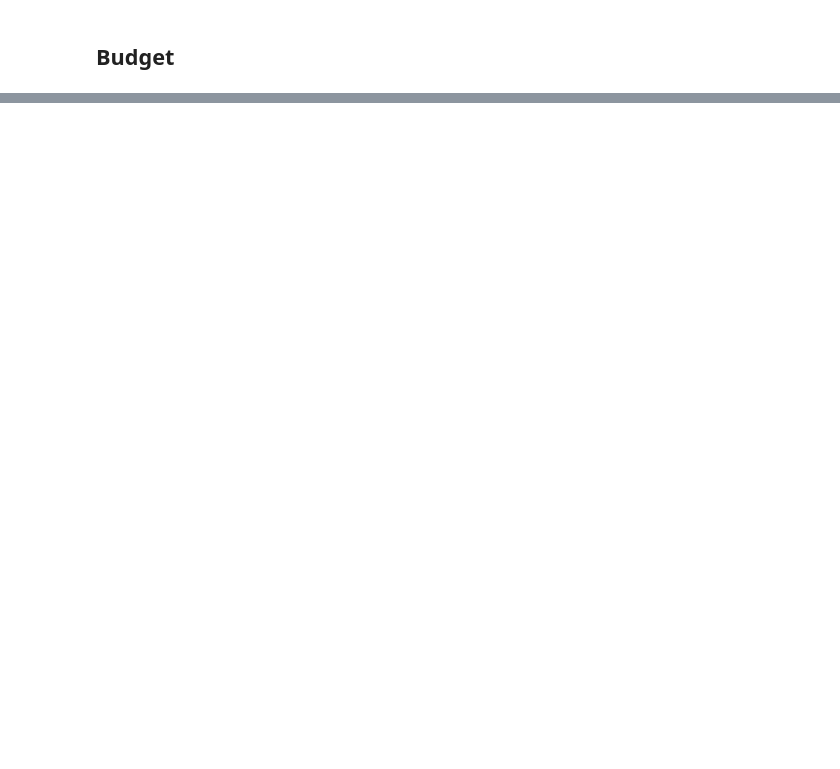
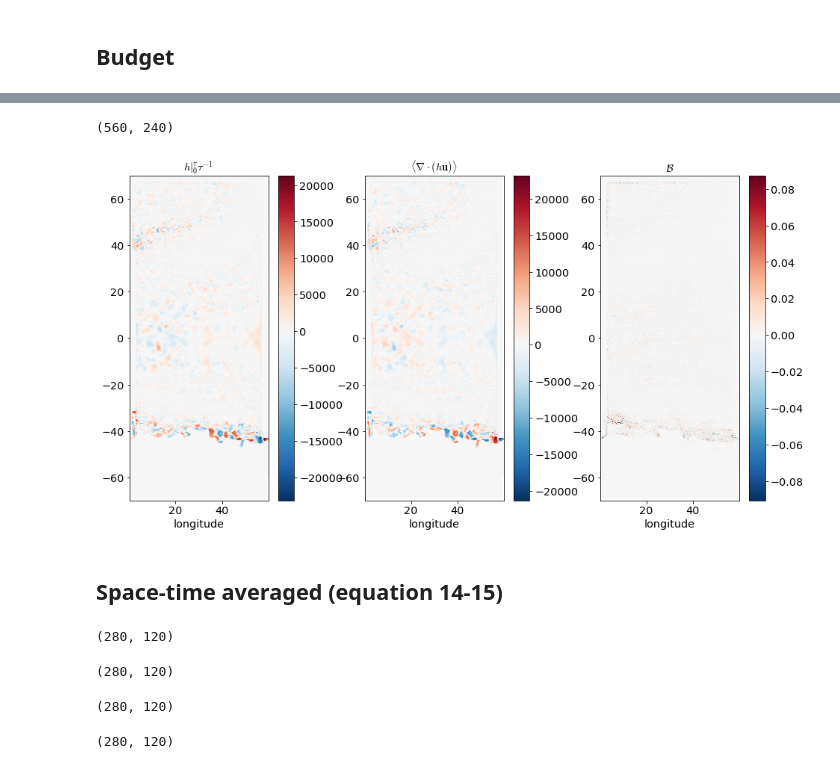
Before and after one commit to ocean-eddy-cpt/NeverWorld2, a Jupyter notebook: config_0p25/A001_27_July_2020_coarsening.ipynb, the cells around one changed output, grey strips where cells are left out. Saved outputs shown, nothing was run; the diff lists cells and outputs as text; code cells hidden in the pictures; blank space fills up the shorter version.

```diff
--- a/config_0p25/A001_27_July_2020_coarsening.ipynb
+++ b/config_0p25/A001_27_July_2020_coarsening.ipynb
@@ -90,10 +90,10 @@ Term 6: $\nabla\cdot\left(\sum_{n=1}^{N}\langle {h^\dagger}{\mathbf{u}^\dagger}
 
 <!-- Term 7: $-\nabla\cdot\left(\sum_{n=1}^{N}\langle {h} \rangle \langle {\mathbf{u}} \rangle\right)$ -->
 # %%
-tau = 500*86400 # seconds
+tau = 100*86400 # seconds
 end_time = 29500
 start_time = end_time - tau/86400
-coarsen = 1
+coarsen = 2
 layer_no = 4
 # %%
 try:
@@ -512,0 +575,45 @@ findfont: Font family ['sans-serif'] not found. Falling back to DejaVu Sans.
+# %%
+# (i) - m^3/s
+eqn3_term2_temp =  (grid.diff(av.uh.sel(time=slice(start_time,end_time)).astype(float).mean(axis=0), 'X', boundary='fill') + grid.diff(av.vh.sel(time=slice(start_time,end_time)).astype(float).mean(axis=0), 'Y', boundary='fill'))
+eqn3_term2 = eqn3_term2_temp[layer_no]
+np.shape(eqn3_term2)
+
+# (ii) - m^3/s
+eqn3_term2_temp =  (grid.diff(av.uh.sel(time=slice(start_time,end_time)).astype(float), 'X', boundary='fill') + grid.diff(av.vh.sel(time=slice(start_time,end_time)).astype(float), 'Y', boundary='fill'))
+eqn3_term2 = eqn3_term2_temp[:,layer_no].mean(axis=0)
+np.shape(eqn3_term2)
+# %% [output]
+(560, 240)
+# %%
+eqn3_budget = eqn3_term1 + eqn3_term2
+
+plt.figure(figsize=(16,8))
+plt.subplot(1,3,1)
+plt.pcolormesh(st.xh,st.yh,eqn3_term1,norm=MidpointNormalize(midpoint=0.),cmap='RdBu_r')
+plt.xlabel('longitude')
+plt.axis([st.xh.min(), st.xh.max(), st.yh.min(), st.yh.max()])
+plt.gca().set_aspect('equal', adjustable='box')
+plt.title(r'$h \vert_0^\tau \tau^{-1}$')
+plt.colorbar()
+
+plt.subplot(1,3,2)
+plt.pcolormesh(st.xh,st.yh,eqn3_term2,norm=MidpointNormalize(midpoint=0.),cmap='RdBu_r')
+plt.xlabel('longitude')
+plt.axis([st.xh.min(), st.xh.max(), st.yh.min(), st.yh.max()])
+plt.gca().set_aspect('equal', adjustable='box')
+plt.title(r'$ \nabla\cdot \langle h\mathbf{u}\rangle $')
+plt.title(r'$\langle \nabla\cdot (h\mathbf{u})\rangle $')
+plt.colorbar()
+
+plt.subplot(1,3,3)
+plt.pcolormesh(st.xh,st.yh,eqn3_budget,norm=MidpointNormalize(midpoint=0.),cmap='RdBu_r')
+plt.xlabel('longitude')
+plt.axis([st.xh.min(), st.xh.max(), st.yh.min(), st.yh.max()])
+plt.gca().set_aspect('equal', adjustable='box')
+plt.title(r'$\mathcal{B}$')
+plt.colorbar()
+plt.savefig('EQN_3_B_layer_%i_start_time_%i_days_tau_%i_days.png' % (layer_no,start_time,tau/86400), dpi=200,bbox_inches='tight',pad_inches=0)
+# %% [output]
+[figure, added]
+# %% [markdown]
+## Space-time averaged (equation 14-15)
@@ -512,0 +931,24 @@ findfont: Font family ['sans-serif'] not found. Falling back to DejaVu Sans.
+# %%
+term2_temp =  (gridc.diff(dsc.hcuc.astype(float), 'X', boundary='fill') + gridc.diff(dsc.hcvc.astype(float), 'Y', boundary='fill'))
+term2 = term2_temp.mean(axis=0)
+np.shape(term2)
+# %% [output]
+(280, 120)
+# %%
+term3_temp =  (gridc.diff(dsc.hcup.astype(float), 'X', boundary='fill') + gridc.diff(dsc.hcvp.astype(float), 'Y', boundary='fill'))
+term3 = term3_temp.mean(axis=0)
+np.shape(term3)
+# %% [output]
+(280, 120)
+# %%
+term4_temp =  (gridc.diff(dsc.hpuc.astype(float), 'X', boundary='fill') + gridc.diff(dsc.hpvc.astype(float), 'Y', boundary='fill'))
+term4 = term4_temp.mean(axis=0)
+np.shape(term4)
+# %% [output]
+(280, 120)
+# %%
+term5_temp =  (gridc.diff(dsc.hpup.astype(float), 'X', boundary='fill') + gridc.diff(dsc.hpvp.astype(float), 'Y', boundary='fill'))
+term5 = term5_temp.mean(axis=0)
+np.shape(term5)
+# %% [output]
+(280, 120)
```
Also changed, not shown: parts of 25 cells of this notebook.
